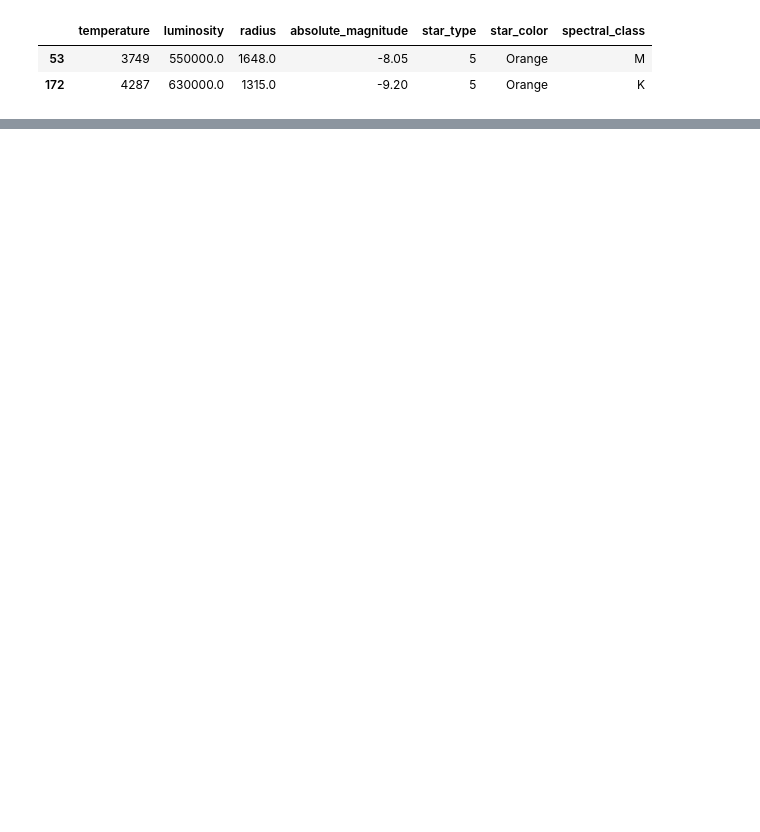
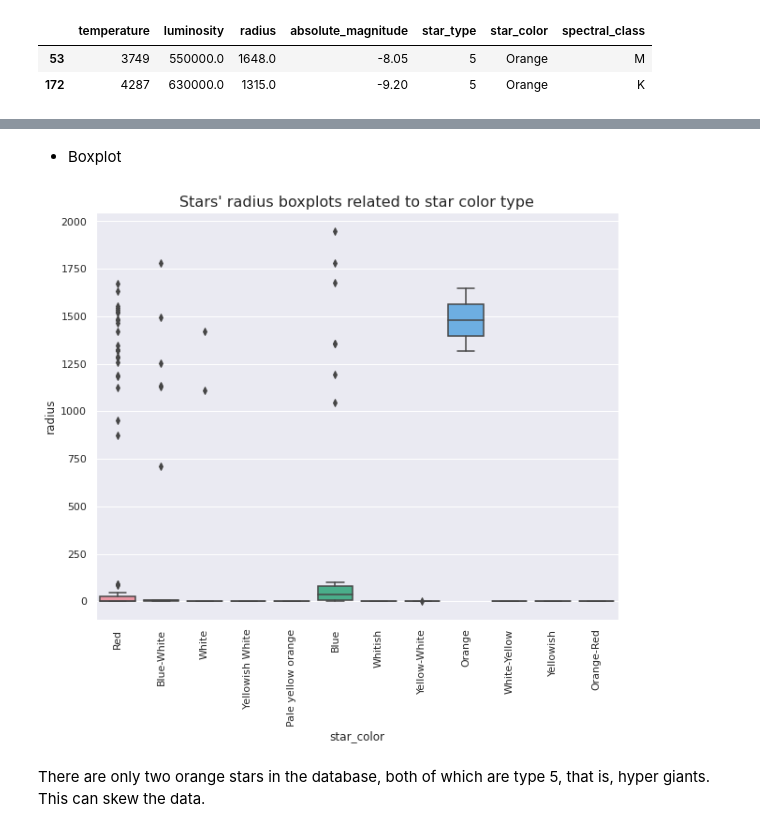
Before and after one commit to DamodaraBarbosa/machine_learning_studies, a Jupyter notebook: Star_type_prediction.ipynb, the cells around one changed output, grey strips where cells are left out. Cells and saved outputs as stored; diff of their text form; code cells hidden in the pictures; blank space fills up the shorter version.

```diff
--- a/Star_type_prediction.ipynb
+++ b/Star_type_prediction.ipynb
@@ -471,0 +508,12 @@ df.query('star_color == "Orange"')
+# %% [markdown]
+* Boxplot
+# %%
+plt.figure(figsize= (10, 8))
+ax = sns.boxplot(data= df, x= 'star_color', y= 'radius')
+ax.set_title("Stars' radius boxplots related to star color type", fontsize= 16)
+plt.xticks(rotation= '90')
+plt.show()
+# %% [output]
+[figure, added]
+# %% [markdown]
+There are only two orange stars in the database, both of which are type 5, that is, hyper giants. This can skew the data.
```
Also changed, not shown: parts of 16 cells of this notebook.
